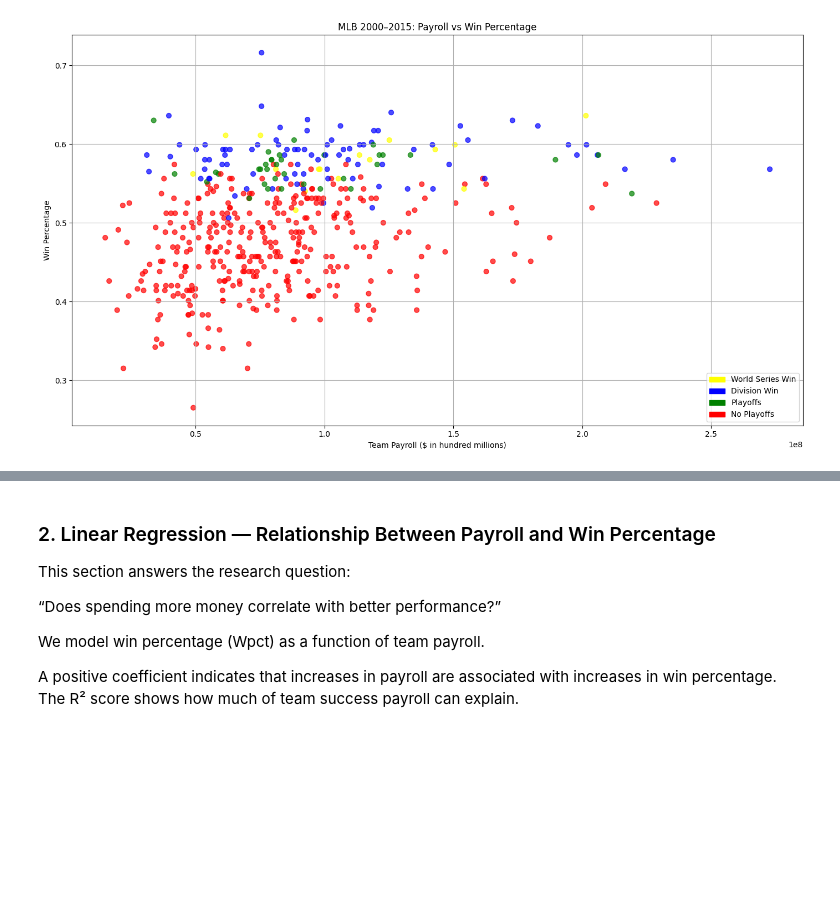
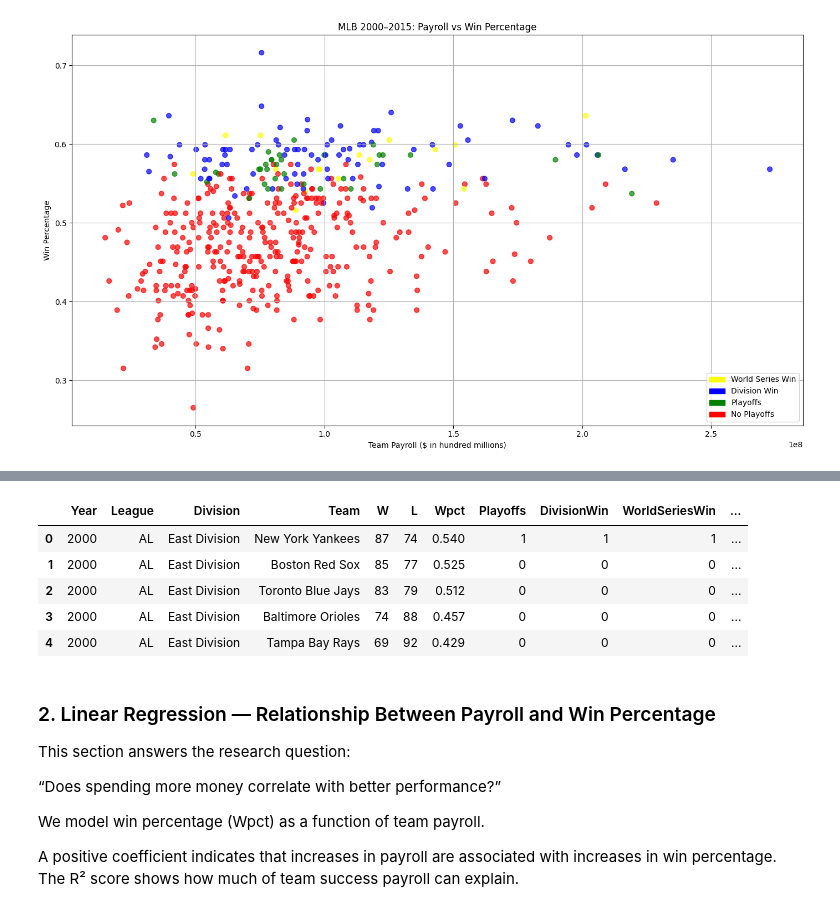
Before and after one commit to brendanmcoyne/CS506-FinalProject, a Jupyter notebook: Graphs.ipynb, the cells around one changed output, grey strips where cells are left out. Saved outputs shown, nothing was run; the diff lists cells and outputs as text; code cells hidden in the pictures; blank space fills up the shorter version.

```diff
--- a/Graphs.ipynb
+++ b/Graphs.ipynb
@@ -132,3 +124,22 @@ plt.show()
+# %%
+# Load payroll and standings CSVs
+payroll = pd.read_csv("mlb_2000_2015_payrolls.csv")
+standings = pd.read_csv("mlb_2000_2015_standings.csv")
+
+# Merge in memory (dataset not saved to disk)
+df = standings.merge(payroll, on=["Year", "Team"], how="left")
+
+# Remove any missing payroll rows (only 1 missing in your data)
+df = df.dropna(subset=["Payroll"])
+
+df.head()
+# %% [output]
+|  | Year | League | Division | Team | W | L | Wpct | Playoffs | DivisionWin | WorldSeriesWin | ... |
+| 0 | 2000 | AL | East Division | New York Yankees | 87 | 74 | 0.540 | 1 | 1 | 1 | ... |
+| 1 | 2000 | AL | East Division | Boston Red Sox | 85 | 77 | 0.525 | 0 | 0 | 0 | ... |
+| 2 | 2000 | AL | East Division | Toronto Blue Jays | 83 | 79 | 0.512 | 0 | 0 | 0 | ... |
+| 3 | 2000 | AL | East Division | Baltimore Orioles | 74 | 88 | 0.457 | 0 | 0 | 0 | ... |
+| 4 | 2000 | AL | East Division | Tampa Bay Rays | 69 | 92 | 0.429 | 0 | 0 | 0 | ... |
 # %% [markdown]
 ### 2. Linear Regression — Relationship Between Payroll and Win Percentage
 
```
Also changed, not shown: parts of 10 cells of this notebook, 3 other files.
